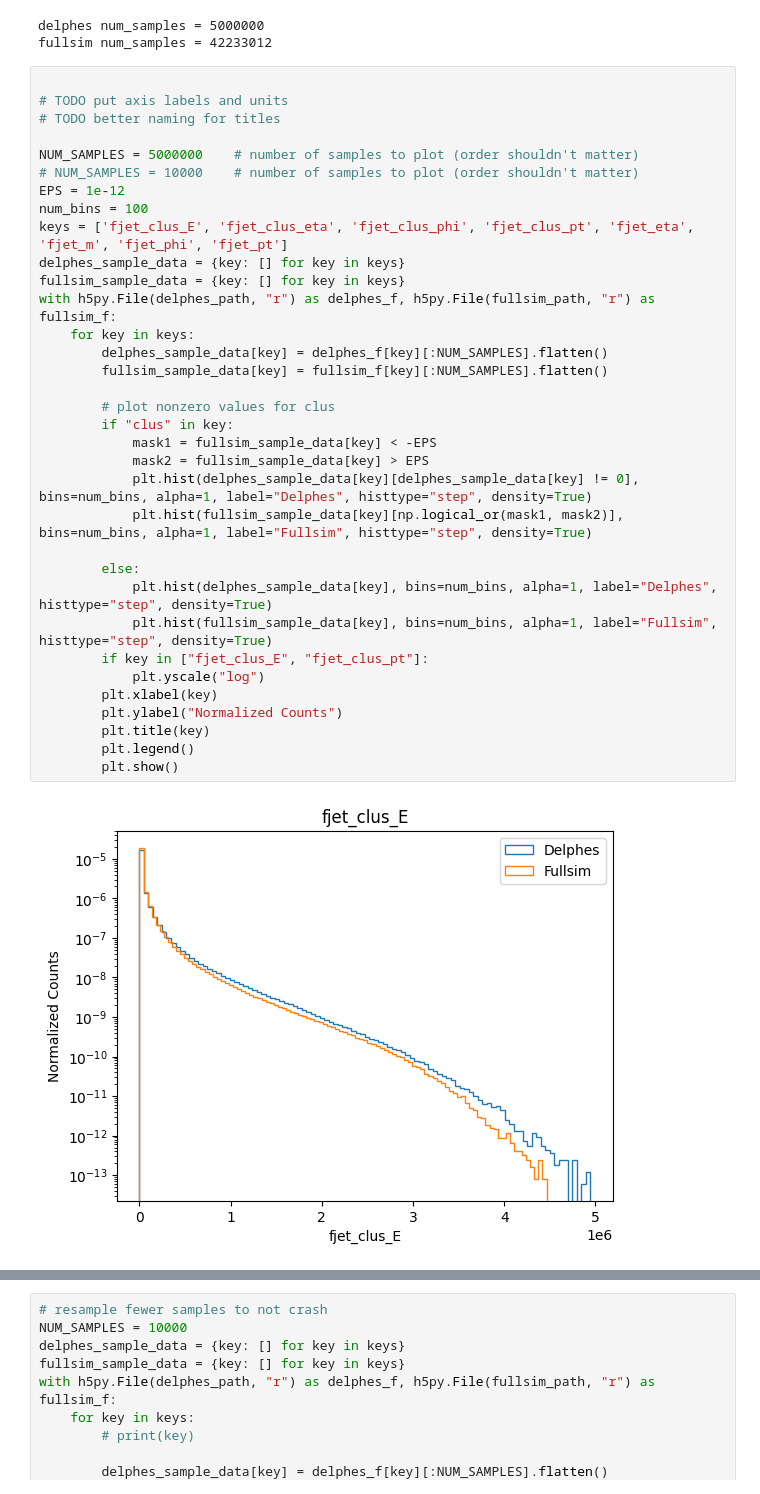
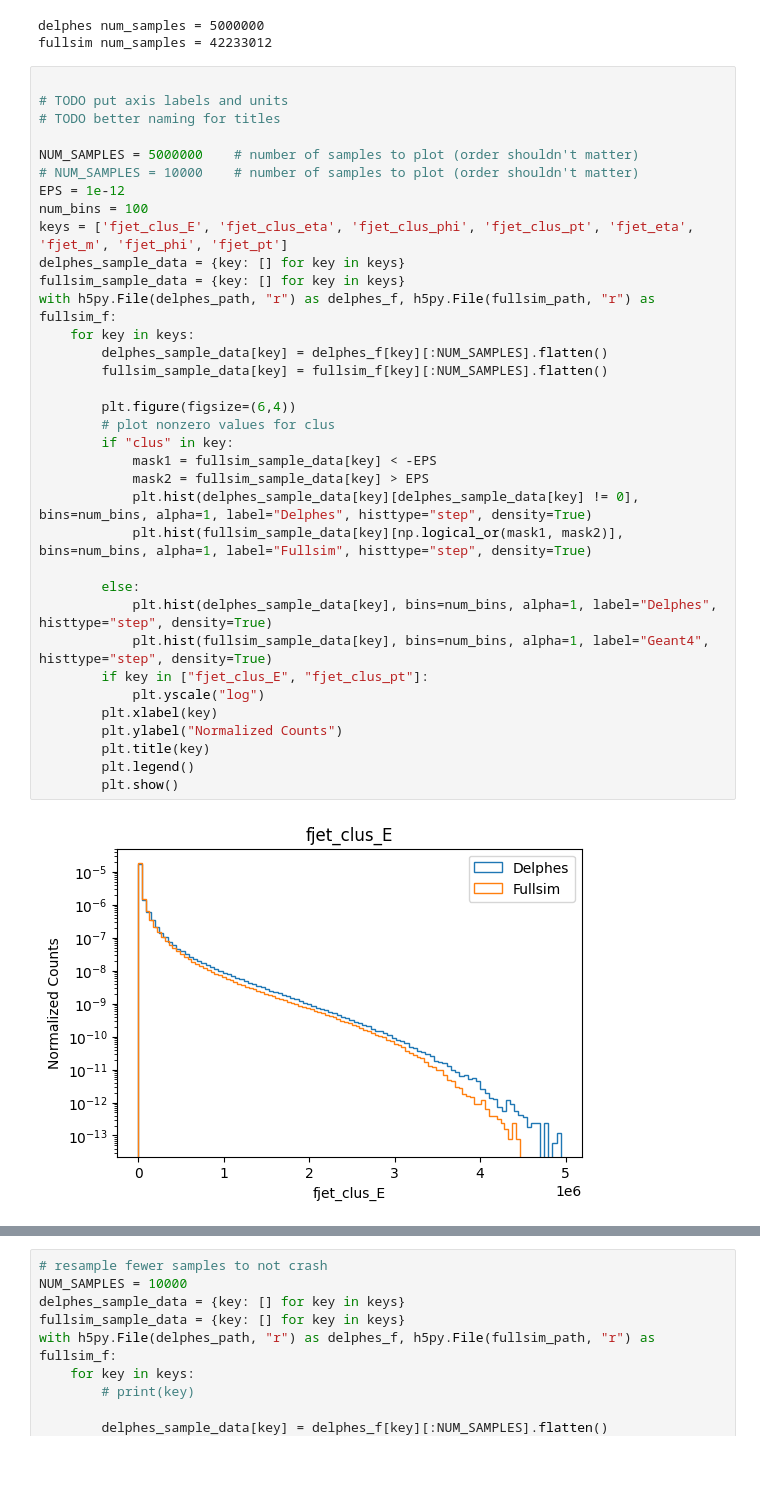
Before and after one commit to evilpegasus/transfer-learning, a Jupyter notebook: eda.ipynb, the cells around one changed output, grey strips where cells are left out. Drawn from its saved outputs; the diff is of its cells as text; blank space fills up the shorter version.

Commit message:
plots

```diff
--- a/eda.ipynb
+++ b/eda.ipynb
@@ -27,32 +27,33 @@ fullsim num_samples = 42233012
 
 NUM_SAMPLES = 5000000    # number of samples to plot (order shouldn't matter)
 # NUM_SAMPLES = 10000    # number of samples to plot (order shouldn't matter)
 EPS = 1e-12
 num_bins = 100
 keys = ['fjet_clus_E', 'fjet_clus_eta', 'fjet_clus_phi', 'fjet_clus_pt', 'fjet_eta', 'fjet_m', 'fjet_phi', 'fjet_pt']
 delphes_sample_data = {key: [] for key in keys}
 fullsim_sample_data = {key: [] for key in keys}
 with h5py.File(delphes_path, "r") as delphes_f, h5py.File(fullsim_path, "r") as fullsim_f:
     for key in keys:
         delphes_sample_data[key] = delphes_f[key][:NUM_SAMPLES].flatten()
         fullsim_sample_data[key] = fullsim_f[key][:NUM_SAMPLES].flatten()
 
+        plt.figure(figsize=(6,4))
         # plot nonzero values for clus
         if "clus" in key:
             mask1 = fullsim_sample_data[key] < -EPS
             mask2 = fullsim_sample_data[key] > EPS
             plt.hist(delphes_sample_data[key][delphes_sample_data[key] != 0], bins=num_bins, alpha=1, label="Delphes", histtype="step", density=True)
             plt.hist(fullsim_sample_data[key][np.logical_or(mask1, mask2)], bins=num_bins, alpha=1, label="Fullsim", histtype="step", density=True)
 
         else:
             plt.hist(delphes_sample_data[key], bins=num_bins, alpha=1, label="Delphes", histtype="step", density=True)
-            plt.hist(fullsim_sample_data[key], bins=num_bins, alpha=1, label="Fullsim", histtype="step", density=True)
+            plt.hist(fullsim_sample_data[key], bins=num_bins, alpha=1, label="Geant4", histtype="step", density=True)
         if key in ["fjet_clus_E", "fjet_clus_pt"]:
             plt.yscale("log")
         plt.xlabel(key)
         plt.ylabel("Normalized Counts")
         plt.title(key)
         plt.legend()
         plt.show()
 # %% [output]
-[figure, old version]
+[figure, new version]
```
Also changed, not shown: parts of 2 cells of this notebook.
